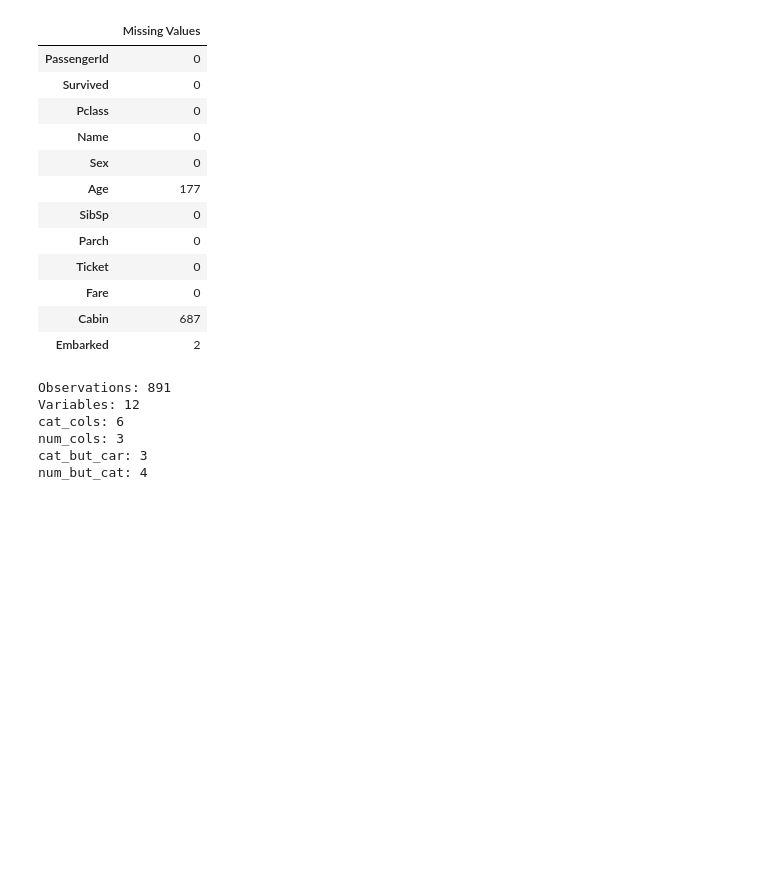
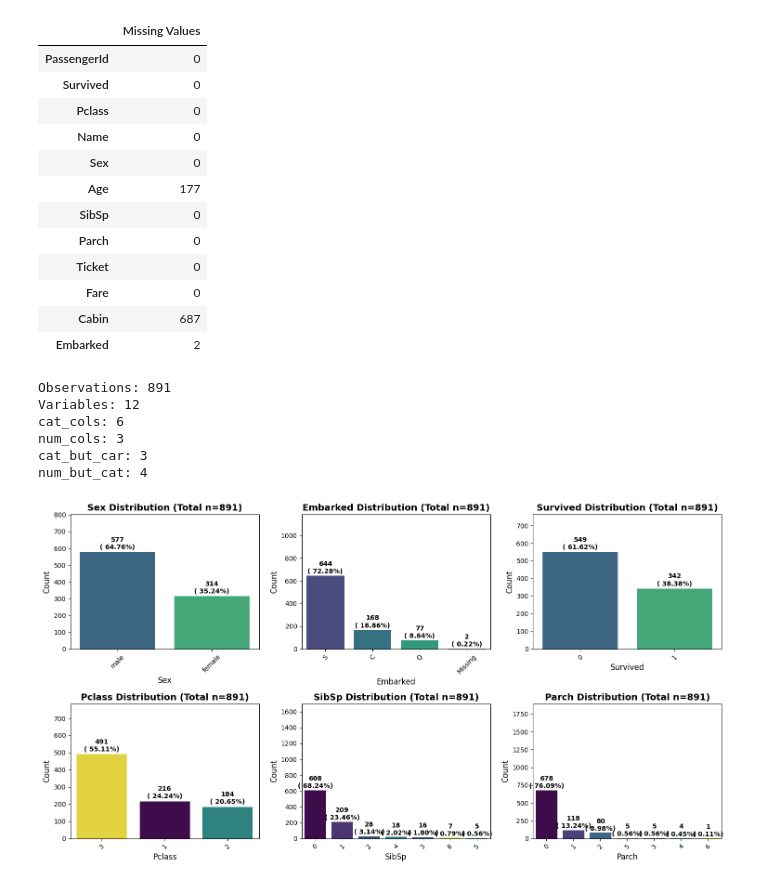
Before and after one commit to ErenYanic/DataScience-Projects, a Jupyter notebook: Titanic-MachineLearningfromDisaster/notebooks/titanic_machine_learning_from_disaster.ipynb, the cells around one changed output. Drawn from its saved outputs; the diff is of its cells as text; code cells hidden in the pictures; blank space fills up the shorter version.

```diff
--- a/Titanic-MachineLearningfromDisaster/notebooks/titanic_machine_learning_from_disaster.ipynb
+++ b/Titanic-MachineLearningfromDisaster/notebooks/titanic_machine_learning_from_disaster.ipynb
@@ -218,3 +218,71 @@ cat_cols: 6
 num_cols: 3
 cat_but_car: 3
 num_but_cat: 4
+# %%
+def cat_summary(dataframe, col_name, plot=False, ax=None):
+    if dataframe[col_name].dtypes == "bool":
+        dataframe[col_name] = dataframe[col_name].astype(int)
+    value_counts = dataframe[col_name].value_counts(dropna=False)
+    ratio = 1000 * value_counts / len(dataframe)
+    summary_df = pd.DataFrame({col_name: value_counts, "Ratio:%": ratio.round(2)})
+    n_missing = dataframe[col_name].isnull().sum()
+    #print(f"\n{'#'*50}")
+    #print(f"Column: {col_name}")
+    #print(f"{'#'*50}")
+    #print(summary_df,"\n")
+    if n_missing > 0:
+        #print(f"Column: {col_name} has missing rate: {n_missing} ({100*n_missing/len(dataframe):.2f}%)\n")
+        pass
+    if plot:
+        plot_data = dataframe[[col_name]].copy()
+        plot_data[col_name] = plot_data[col_name].fillna("Missing")
+        order = plot_data[col_name].value_counts().index
+
+        if ax is None:
+            plt.figure(figsize=(12, 6))
+            ax = plt.gca()
+
+        sns.countplot(x=col_name, data=plot_data, order=order, hue=col_name, palette="viridis", legend=False, ax=ax)
+        total = len(plot_data)
+        for p in ax.patches:
+            height = p.get_height()
+            pct = 100 * height / total
+            ax.annotate(f"{int(height)}\n({pct: .2f}%)",
+                       (p.get_x() + p.get_width() / 2., height + total * 0.01),
+                       ha="center", va="bottom", fontsize=10, fontweight="bold")
+            ax.set_title(f"{col_name} Distribution (Total n={total})", fontsize=14, fontweight="bold")
+            ax.set_xlabel(col_name, fontsize=12)
+            ax.set_ylabel("Count", fontsize=12)
+            ax.tick_params(axis="x", rotation=45)
+            ax.set_ylim(0, ax.get_ylim()[1] * 1.15)
+
+            if ax is None:
+                plt.tight_layout()
+                plt.show(block=True)
+
+# Display all graphs in a single plot
+def plot_all_categories(dataframe, cat_cols, cols_per_row=3, save=False, filename="cat_summary.png"):
+    n_cols = len(cat_cols)
+    n_rows = (n_cols + cols_per_row - 1) // cols_per_row
+    fig, axes = plt.subplots(n_rows, cols_per_row, figsize=(5*cols_per_row, 4*n_rows))
+    axes = axes.flatten()
+
+    for idx, col in enumerate(cat_cols):
+        cat_summary(dataframe, col, plot=True, ax=axes[idx])
+
+    for idx in range(n_cols, len(axes)):
+        axes[idx].set_visible(False)
+
+    plt.tight_layout()
+
+    if save:
+        plt.savefig(filename, dpi=300, bbox_inches="tight")
+        print(f"Plot saved: {filename}")
+
+    plt.show()
+
+plot_all_categories(df, cat_cols)   # Don't save
+# plot_all_categories(df, cat_cols, save=True)  # Save with default name
+# plot_all_categories(df, cat_cols, save=True, filename="analyse.png")  # Save with special name
+# %% [output]
+[figure, added]
```
Also changed, not shown: parts of 5 cells of this notebook.
